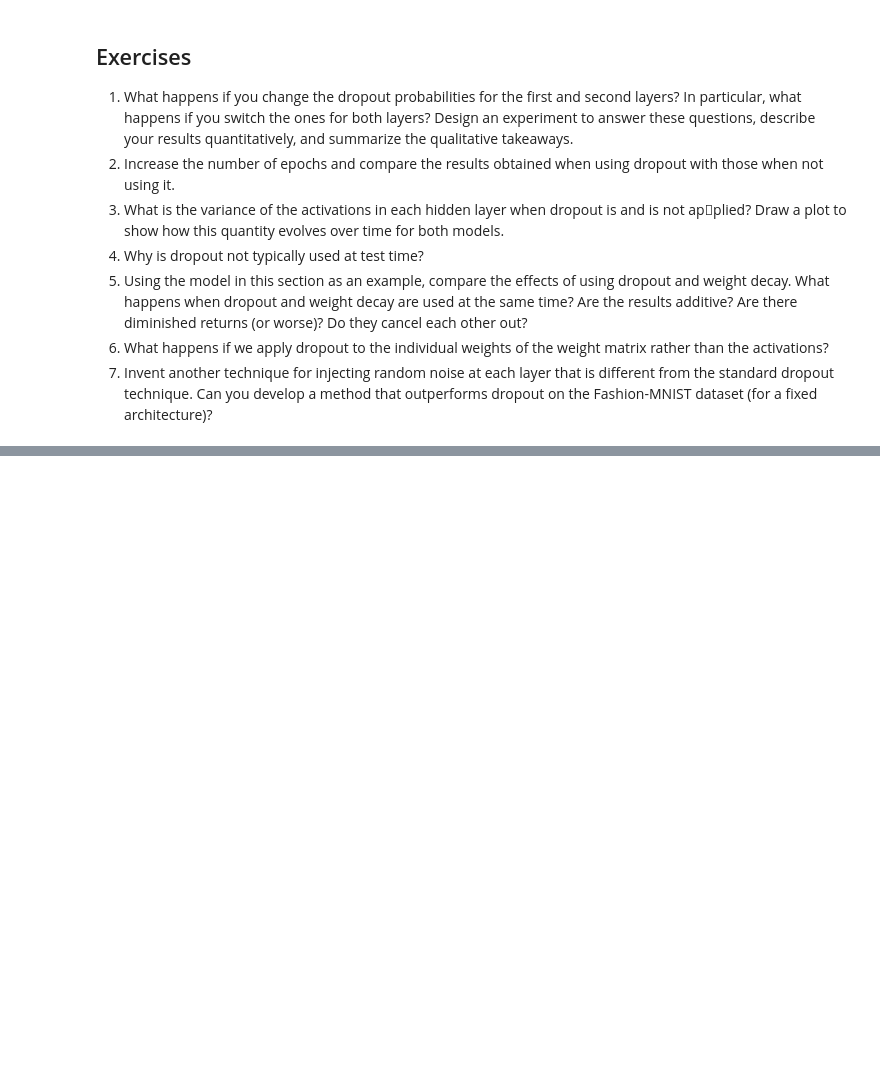
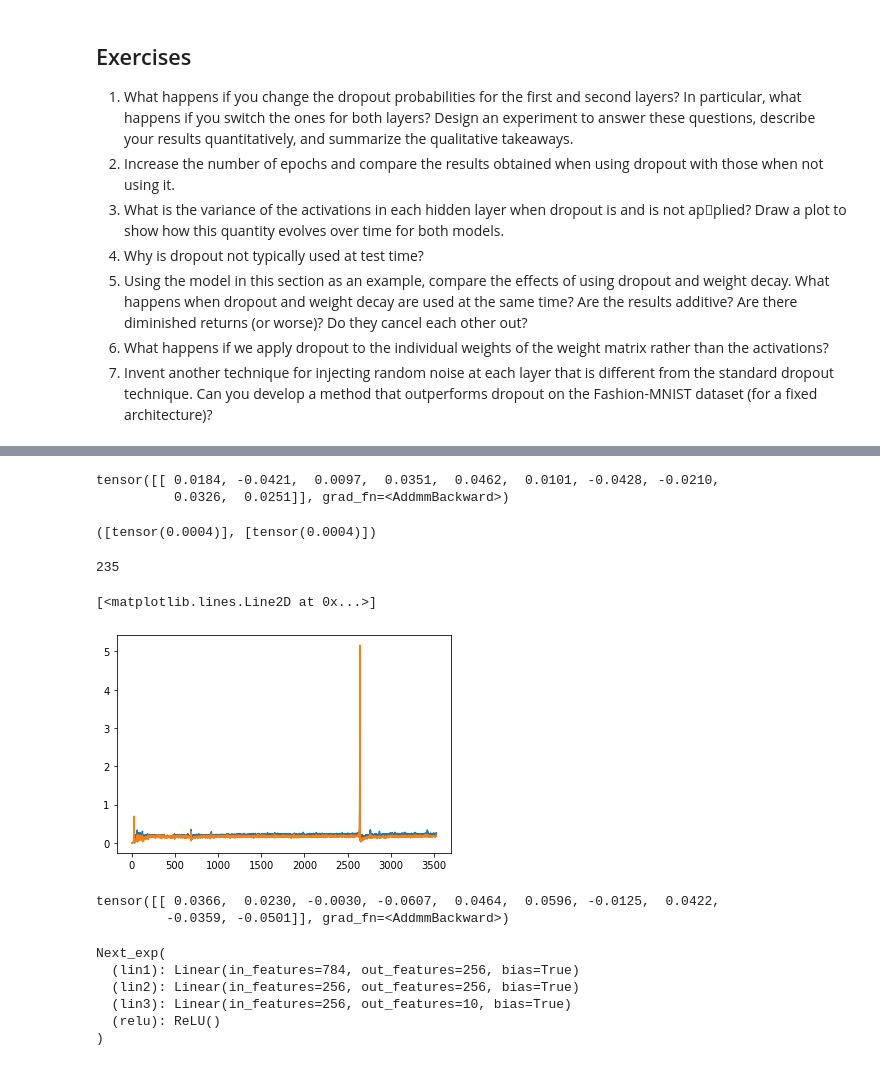
Before and after one commit to fanbyprinciple/d2l-fanbyprinciple, a Jupyter notebook: ch4_multilayer_perceptron/ch4.6 Dropout.ipynb, the cells around one changed output, grey strips where cells are left out. Cells and saved outputs as stored; diff of their text form; code cells hidden in the pictures; blank space fills up the shorter version.

Commit message:
Dropout exercise complete phew!

```diff
--- a/ch4_multilayer_perceptron/ch4.6 Dropout.ipynb
+++ b/ch4_multilayer_perceptron/ch4.6 Dropout.ipynb
@@ -555,0 +612,23 @@ train_net_and_plot(net)
+# %%
+# printing variance
+# without dropout
+net_exp = Net_exp(num_inputs, num_outputs, num_hidden1, num_hidden2,0,0,print_variance=True)
+
+def init_parma(m):
+    if type(m) == nn.Linear:
+        nn.init.normal_(m.weight, std=0.01)
+
+net_exp.apply(init_parma)
+
+net_exp(X1)
+# %% [output]
+tensor([[ 0.0184, -0.0421,  0.0097,  0.0351,  0.0462,  0.0101, -0.0428, -0.0210,
+          0.0326,  0.0251]], grad_fn=<AddmmBackward>)
+# %%
+net_exp.give_moolah()
+# %% [output]
+([tensor(0.0004)], [tensor(0.0004)])
+# %%
+len(train_dataloader)
+# %% [output]
+235
@@ -555,0 +647,8 @@ train_net_and_plot(net)
+# %%
+h1_array, h2_array = net_exp.give_moolah()
+# %%
+plt.plot(range(3526), h1_array)
+plt.plot(range(3526), h2_array)
+# %% [output]
+[<matplotlib.lines.Line2D at 0x...>]
+[figure, added]
@@ -555,0 +676,24 @@ train_net_and_plot(net)
+# %%
+# adding dropout to weight
+
+next_exp = Next_exp(num_inputs, num_outputs, num_hidden1, num_hidden2,0.2,0.5)
+
+def init_parma(m):
+    if type(m) == nn.Linear:
+        nn.init.normal_(m.weight, std=0.01)
+
+next_exp.apply(init_parma)
+
+next_exp(X1)
+# %% [output]
+tensor([[ 0.0366,  0.0230, -0.0030, -0.0607,  0.0464,  0.0596, -0.0125,  0.0422,
+         -0.0359, -0.0501]], grad_fn=<AddmmBackward>)
+# %%
+next_exp
+# %% [output]
+Next_exp(
+  (lin1): Linear(in_features=784, out_features=256, bias=True)
+  (lin2): Linear(in_features=256, out_features=256, bias=True)
+  (lin3): Linear(in_features=256, out_features=10, bias=True)
+  (relu): ReLU()
+)
```
Also changed, not shown: parts of 42 cells of this notebook, 5 other files.
